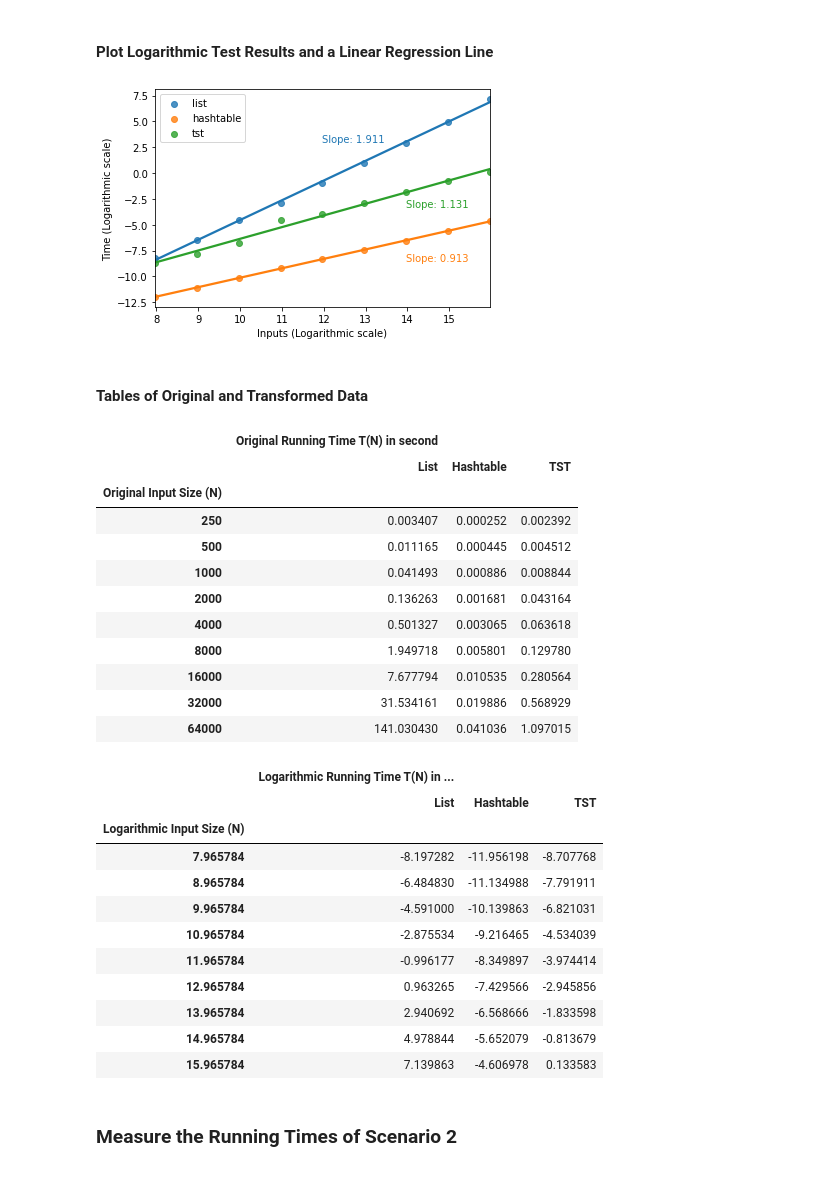
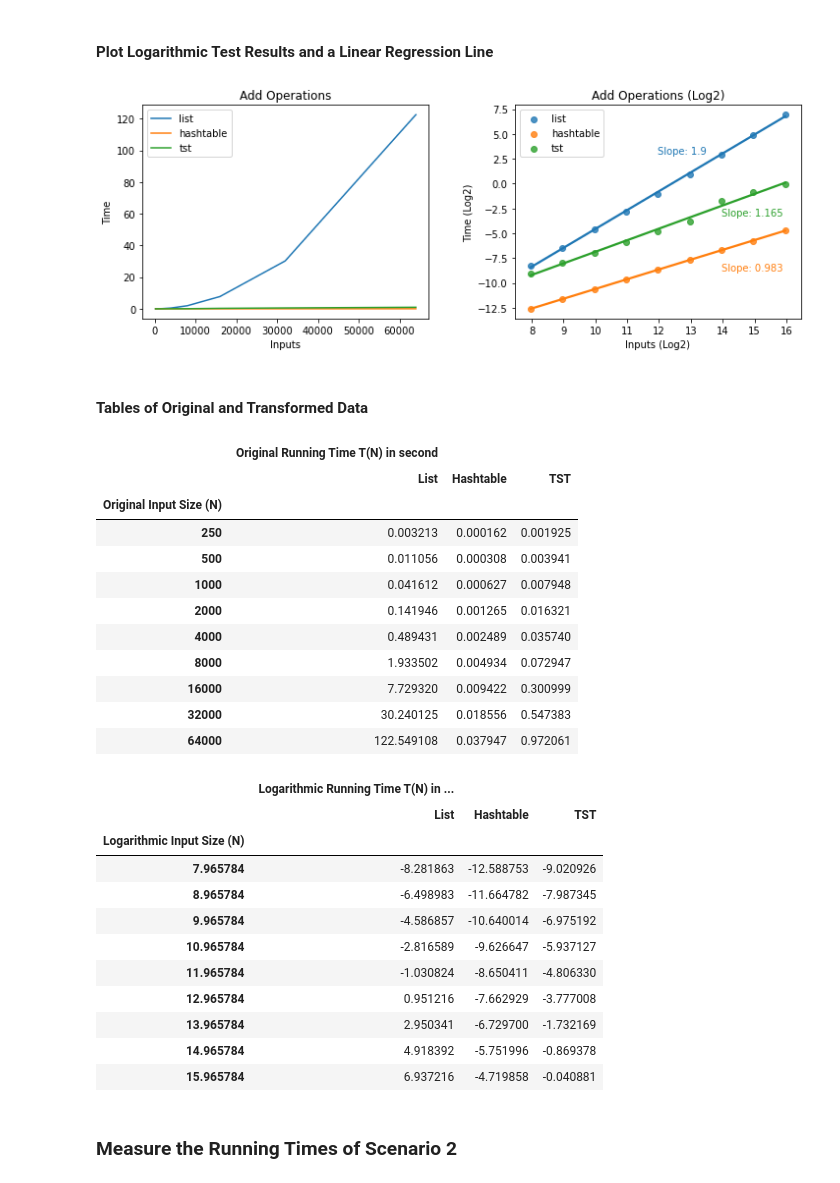
Before and after one commit to hooniez/aa_assignment_1, a Jupyter notebook: assignment1.ipynb, the cells around one changed output. Saved outputs shown, nothing was run; the diff lists cells and outputs as text; code cells hidden in the pictures.

Commit message:
Plot all the graphs needed to write a report

```diff
--- a/assignment1.ipynb
+++ b/assignment1.ipynb
@@ -218,7 +218,7 @@ class ListDictionary(BaseDictionary):
         if left_idx >= 0:
             curr_left_word = self.data[left_idx].word[:len(prefix_word)]
         # Add words to the left of the first word
-        while left_idx >= 0 and curr_left_word == prefix_word:
+        while left_idx > 0 and curr_left_word == prefix_word:
             res.append(self.data[left_idx])
             left_idx -= 1
             curr_left_word = self.data[left_idx].word[:len(prefix_word)]
@@ -226,7 +226,7 @@ class ListDictionary(BaseDictionary):
         if right_idx <= len(self.data) - 1:
             curr_right_word = self.data[right_idx].word[:len(prefix_word)]
         # Add words to the right of the first word
-        while right_idx <= len(self.data) - 1 and curr_right_word == prefix_word:
+        while right_idx < len(self.data) - 1 and curr_right_word == prefix_word:
             res.append(self.data[right_idx])
             right_idx += 1
             curr_right_word = self.data[right_idx].word[:len(prefix_word)]
@@ -728,20 +728,37 @@ tst_slope, intercept, r_value, p_value, std_err = stats.linregress(np.log2(input
 # %%
 import seaborn as sns
 import matplotlib.pyplot as plt
+from scipy.interpolate import make_interp_spline
 
+fig, axes = plt.subplots(nrows=2, ncols=1, figsize=(12,4))
+grid = plt.GridSpec(1,2,wspace=0.3,hspace=0.3)
+
+plt.subplot(grid[0,0])
+sns.lineplot(x=input_sizes, y=runtime_list, label="list", ci=None)
+sns.lineplot(x=input_sizes, y=runtime_hash, label="hashtable", ci=None)
+sns.lineplot(x=input_sizes, y=runtime_tst, label="tst", ci=None)
+
+plt.legend()
+plt.title('Add Operations')
+plt.ylabel('Time')
+plt.xlabel('Inputs')
+
+plt.subplot(grid[0,1])
 sns.regplot(x=np.log2(input_sizes), y=np.log2(runtime_list), label="list", ci=None)
 sns.regplot(x=np.log2(input_sizes), y=np.log2(runtime_hash), label="hashtable", ci=None)
 sns.regplot(x=np.log2(input_sizes), y=np.log2(runtime_tst), label="tst", ci=None)
 
 plt.text(np.log2(input_sizes[-3]) - 2, np.log2(runtime_list[-3]), 'Slope: ' + str(round(list_slope,3)), c='#1f77b4')
 plt.text(np.log2(input_sizes[-3]), np.log2(runtime_hash[-3]) - 2, 'Slope: ' + str(round(hash_slope,3)), c='#ff7f0e')
 plt.text(np.log2(input_sizes[-3]), np.log2(runtime_tst[-3]) - 1.5, 'Slope: ' + str(round(tst_slope,3)), c='#2ca02c')
 plt.legend()
-plt.ylabel('Time (Logarithmic scale)')
-plt.xlabel('Inputs (Logarithmic scale)')
+plt.title('Add Operations (Log2)')
+plt.ylabel('Time (Log2)')
+plt.xlabel('Inputs (Log2)')
+plt.xlim(np.log2(input_sizes)[0] - 0.5,np.log2(input_sizes)[-1] + 0.5)
 plt.show()
 # %% [output]
-[figure, old version]
+[figure, new version]
 # %% [markdown]
 #### Tables of Original and Transformed Data
 # %%
@@ -756,15 +773,15 @@ df_scenario1_original
 |  | Original Running Time T(N) in second |  |  |
 |  | List | Hashtable | TST |
 | Original Input Size (N) |  |  |  |
-| 250 | 0.003407 | 0.000252 | 0.002392 |
-| 500 | 0.011165 | 0.000445 | 0.004512 |
-| 1000 | 0.041493 | 0.000886 | 0.008844 |
-| 2000 | 0.136263 | 0.001681 | 0.043164 |
-| 4000 | 0.501327 | 0.003065 | 0.063618 |
-| 8000 | 1.949718 | 0.005801 | 0.129780 |
-| 16000 | 7.677794 | 0.010535 | 0.280564 |
-| 32000 | 31.534161 | 0.019886 | 0.568929 |
-| 64000 | 141.030430 | 0.041036 | 1.097015 |
+| 250 | 0.003213 | 0.000162 | 0.001925 |
+| 500 | 0.011056 | 0.000308 | 0.003941 |
+| 1000 | 0.041612 | 0.000627 | 0.007948 |
+| 2000 | 0.141946 | 0.001265 | 0.016321 |
+| 4000 | 0.489431 | 0.002489 | 0.035740 |
+| 8000 | 1.933502 | 0.004934 | 0.072947 |
+| 16000 | 7.729320 | 0.009422 | 0.300999 |
+| 32000 | 30.240125 | 0.018556 | 0.547383 |
+| 64000 | 122.549108 | 0.037947 | 0.972061 |
 # %%
 import pandas as pd
 
@@ -777,15 +794,15 @@ df_scenario1_original
 |  | Logarithmic Running Time T(N) in ... |  |  |
 |  | List | Hashtable | TST |
 | Logarithmic Input Size (N) |  |  |  |
-| 7.965784 | -8.197282 | -11.956198 | -8.707768 |
-| 8.965784 | -6.484830 | -11.134988 | -7.791911 |
-| 9.965784 | -4.591000 | -10.139863 | -6.821031 |
-| 10.965784 | -2.875534 | -9.216465 | -4.534039 |
-| 11.965784 | -0.996177 | -8.349897 | -3.974414 |
-| 12.965784 | 0.963265 | -7.429566 | -2.945856 |
-| 13.965784 | 2.940692 | -6.568666 | -1.833598 |
-| 14.965784 | 4.978844 | -5.652079 | -0.813679 |
-| 15.965784 | 7.139863 | -4.606978 | 0.133583 |
+| 7.965784 | -8.281863 | -12.588753 | -9.020926 |
+| 8.965784 | -6.498983 | -11.664782 | -7.987345 |
+| 9.965784 | -4.586857 | -10.640014 | -6.975192 |
+| 10.965784 | -2.816589 | -9.626647 | -5.937127 |
+| 11.965784 | -1.030824 | -8.650411 | -4.806330 |
+| 12.965784 | 0.951216 | -7.662929 | -3.777008 |
+| 13.965784 | 2.950341 | -6.729700 | -1.732169 |
+| 14.965784 | 4.918392 | -5.751996 | -0.869378 |
+| 15.965784 | 6.937216 | -4.719858 | -0.040881 |
 # %% [markdown]
 ### Measure the Running Times of Scenario 2
 # %%
```
Also changed, not shown: parts of 22 cells of this notebook, 1 other file.
